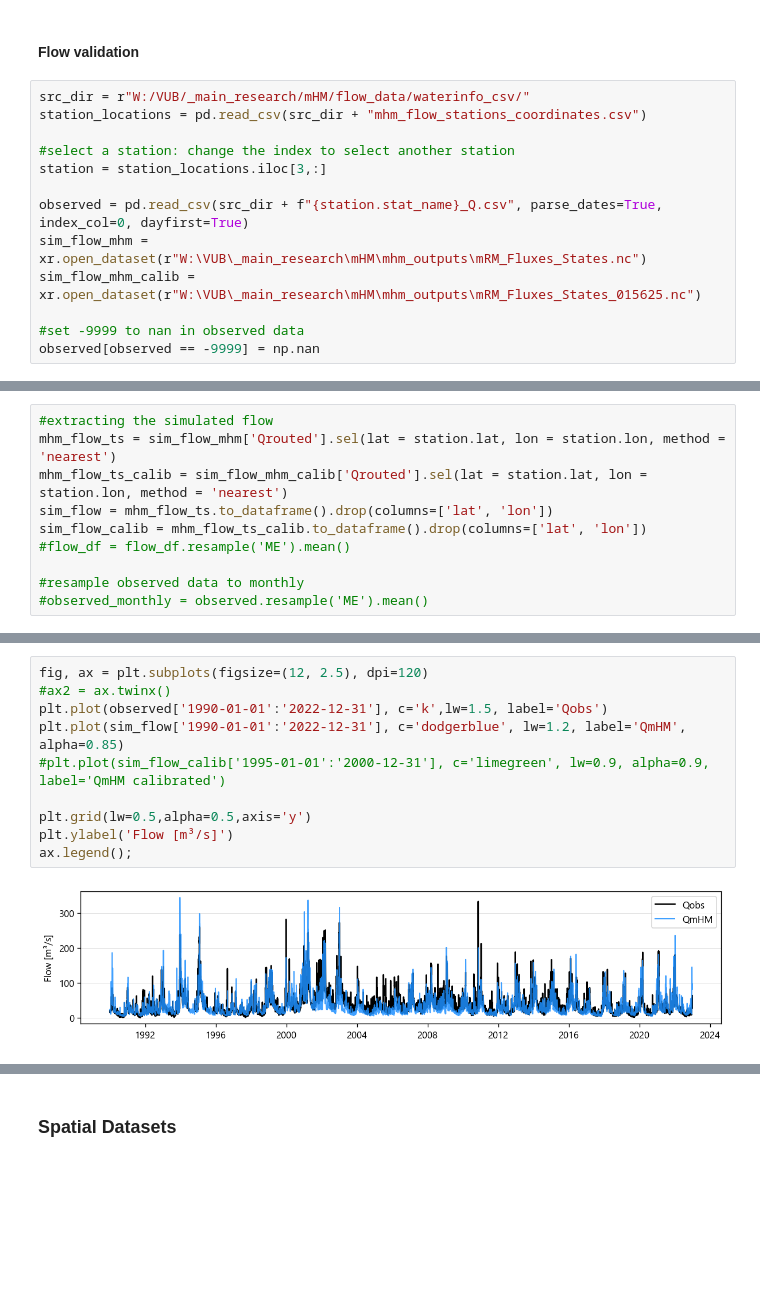
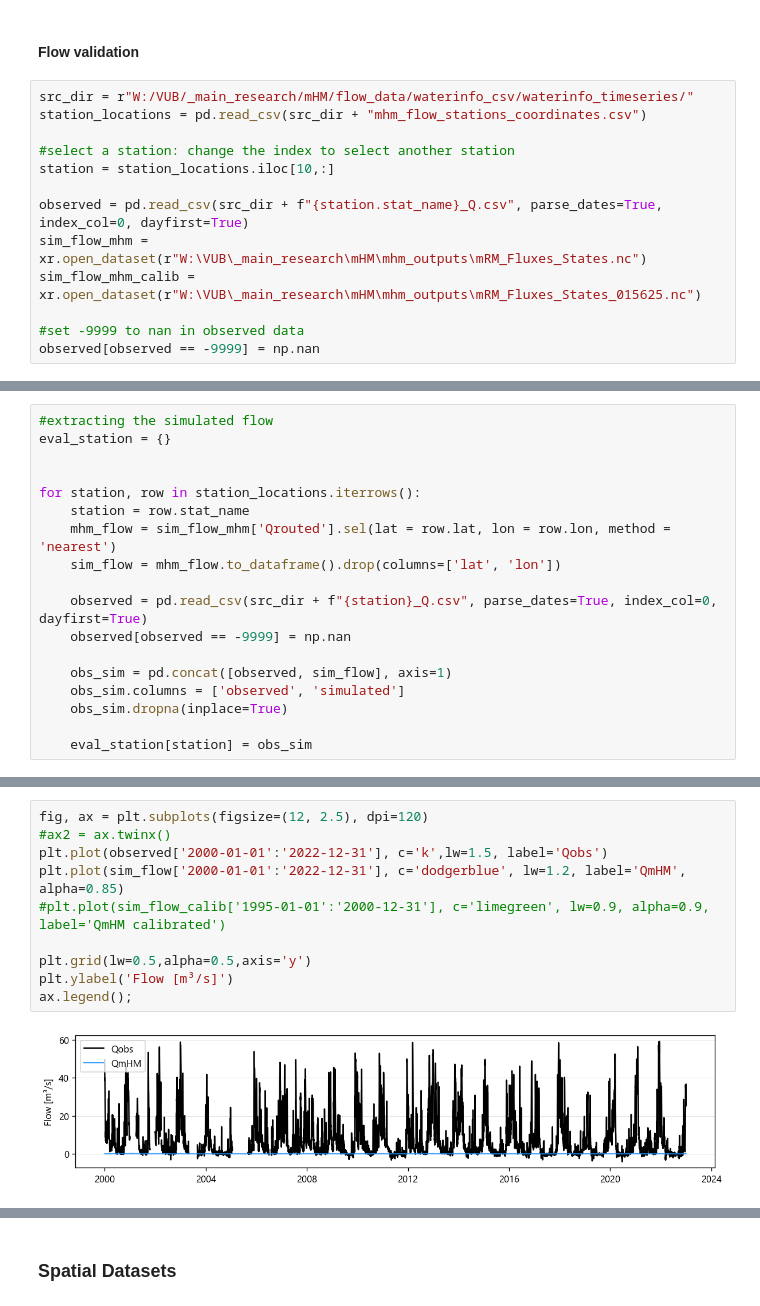
Before and after one commit to klekarkar/mHM_IO_dataprocessing, a Jupyter notebook: model_evaluation.ipynb, the cells around one changed output, grey strips where cells are left out. Saved outputs shown, nothing was run; the diff lists cells and outputs as text; blank space fills up the shorter version.

```diff
--- a/model_evaluation.ipynb
+++ b/model_evaluation.ipynb
@@ -13,11 +13,11 @@ plt.rcParams['font.sans-serif'] = 'Segoe UI'
 # %% [markdown]
 #### Flow validation
 # %%
-src_dir = r"W:/VUB/_main_research/mHM/flow_data/waterinfo_csv/"
+src_dir = r"W:/VUB/_main_research/mHM/flow_data/waterinfo_csv/waterinfo_timeseries/"
 station_locations = pd.read_csv(src_dir + "mhm_flow_stations_coordinates.csv")
 
 #select a station: change the index to select another station
-station = station_locations.iloc[3,:]
+station = station_locations.iloc[10,:]
 
 observed = pd.read_csv(src_dir + f"{station.stat_name}_Q.csv", parse_dates=True, index_col=0, dayfirst=True)
 sim_flow_mhm = xr.open_dataset(r"W:\VUB\_main_research\mHM\mhm_outputs\mRM_Fluxes_States.nc")
@@ -36,10 +35,0 @@ Name: 3, dtype: object
-# %%
-#extracting the simulated flow
-mhm_flow_ts = sim_flow_mhm['Qrouted'].sel(lat = station.lat, lon = station.lon, method = 'nearest')
-mhm_flow_ts_calib = sim_flow_mhm_calib['Qrouted'].sel(lat = station.lat, lon = station.lon, method = 'nearest')
-sim_flow = mhm_flow_ts.to_dataframe().drop(columns=['lat', 'lon'])
-sim_flow_calib = mhm_flow_ts_calib.to_dataframe().drop(columns=['lat', 'lon'])
-#flow_df = flow_df.resample('ME').mean()
-
-#resample observed data to monthly
-#observed_monthly = observed.resample('ME').mean()
@@ -46,3 +38,21 @@ sim_flow_calib = mhm_flow_ts_calib.to_dataframe().drop(columns=['lat', 'lon'])
+# %%
+#extracting the simulated flow
+eval_station = {}
+
+
+for station, row in station_locations.iterrows():
+    station = row.stat_name
+    mhm_flow = sim_flow_mhm['Qrouted'].sel(lat = row.lat, lon = row.lon, method = 'nearest')
+    sim_flow = mhm_flow.to_dataframe().drop(columns=['lat', 'lon'])
+
+    observed = pd.read_csv(src_dir + f"{station}_Q.csv", parse_dates=True, index_col=0, dayfirst=True)
+    observed[observed == -9999] = np.nan
+
+    obs_sim = pd.concat([observed, sim_flow], axis=1)
+    obs_sim.columns = ['observed', 'simulated']
+    obs_sim.dropna(inplace=True)
+
+    eval_station[station] = obs_sim
 # %%
 #sim_flow_mhm_calib['Qrouted'][0].plot(cmap='Spectral_r',robust=True)
 
@@ -65,15 +73,15 @@ plt.show()
 # %%
 fig, ax = plt.subplots(figsize=(12, 2.5), dpi=120)
 #ax2 = ax.twinx()
-plt.plot(observed['1990-01-01':'2022-12-31'], c='k',lw=1.5, label='Qobs')
-plt.plot(sim_flow['1990-01-01':'2022-12-31'], c='dodgerblue', lw=1.2, label='QmHM', alpha=0.85)
+plt.plot(observed['2000-01-01':'2022-12-31'], c='k',lw=1.5, label='Qobs')
+plt.plot(sim_flow['2000-01-01':'2022-12-31'], c='dodgerblue', lw=1.2, label='QmHM', alpha=0.85)
 #plt.plot(sim_flow_calib['1995-01-01':'2000-12-31'], c='limegreen', lw=0.9, alpha=0.9, label='QmHM calibrated')
 
 plt.grid(lw=0.5,alpha=0.5,axis='y')
 plt.ylabel('Flow [m³/s]')
 ax.legend();
 # %% [output]
-[figure, old version]
+[figure, new version]
 # %%
 #MODEL STATISTICS [Functionalize these]
 nse = 1 - (np.sum((sim_flow['Qrouted'] - observed['Q'])**2) / np.sum((observed['Q'] - observed['Q'].mean())**2))
```
Also changed, not shown: parts of 13 cells of this notebook.
